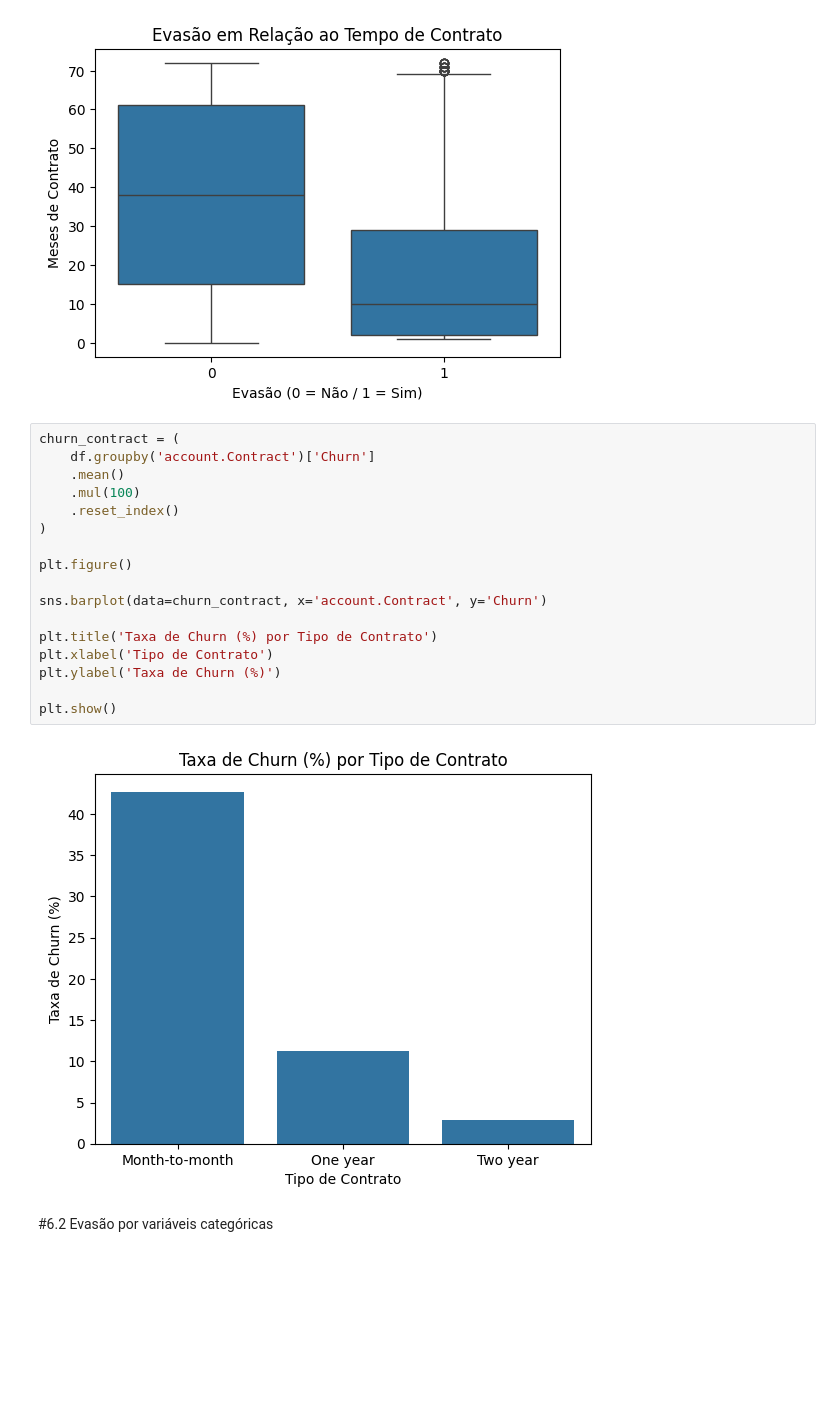
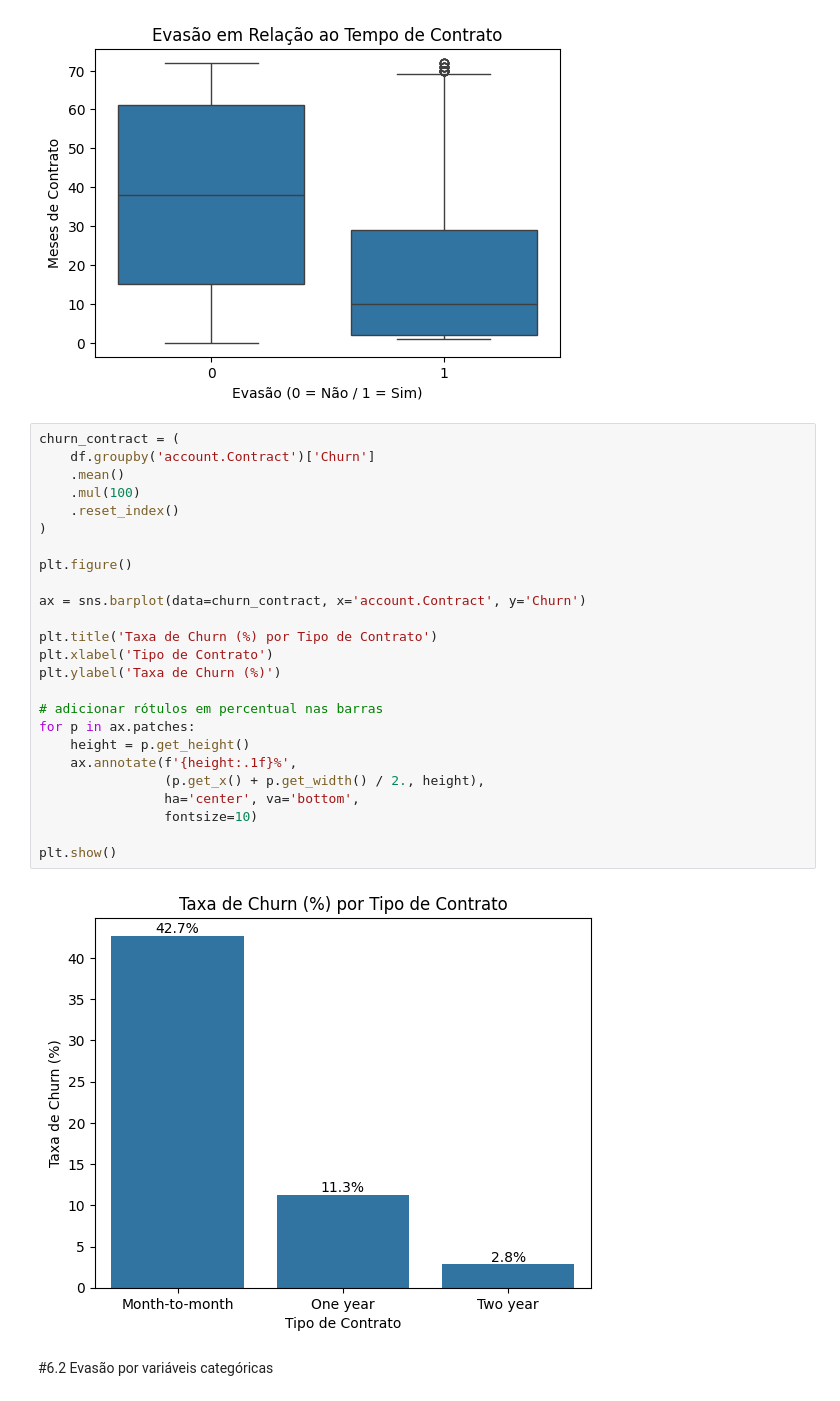
Before and after one commit to ksantos-helo/Challenge---TelecomX_BR, a Jupyter notebook: Telecom_X.ipynb, the cells around one changed output. Cells and saved outputs as stored; diff of their text form; blank space fills up the shorter version.

```diff
--- a/Telecom_X.ipynb
+++ b/Telecom_X.ipynb
@@ -509,22 +547,30 @@ plt.show()
 # %%
 churn_contract = (
     df.groupby('account.Contract')['Churn']
     .mean()
     .mul(100)
     .reset_index()
 )
 
 plt.figure()
 
-sns.barplot(data=churn_contract, x='account.Contract', y='Churn')
+ax = sns.barplot(data=churn_contract, x='account.Contract', y='Churn')
 
 plt.title('Taxa de Churn (%) por Tipo de Contrato')
 plt.xlabel('Tipo de Contrato')
 plt.ylabel('Taxa de Churn (%)')
 
+# adicionar rótulos em percentual nas barras
+for p in ax.patches:
+    height = p.get_height()
+    ax.annotate(f'{height:.1f}%',
+                (p.get_x() + p.get_width() / 2., height),
+                ha='center', va='bottom',
+                fontsize=10)
+
 plt.show()
 # %% [output]
-[figure, old version]
+[figure, new version]
 # %% [markdown]
 #6.2 Evasão por variáveis categóricas
 # %%
```
Also changed, not shown: parts of 4 cells of this notebook.
